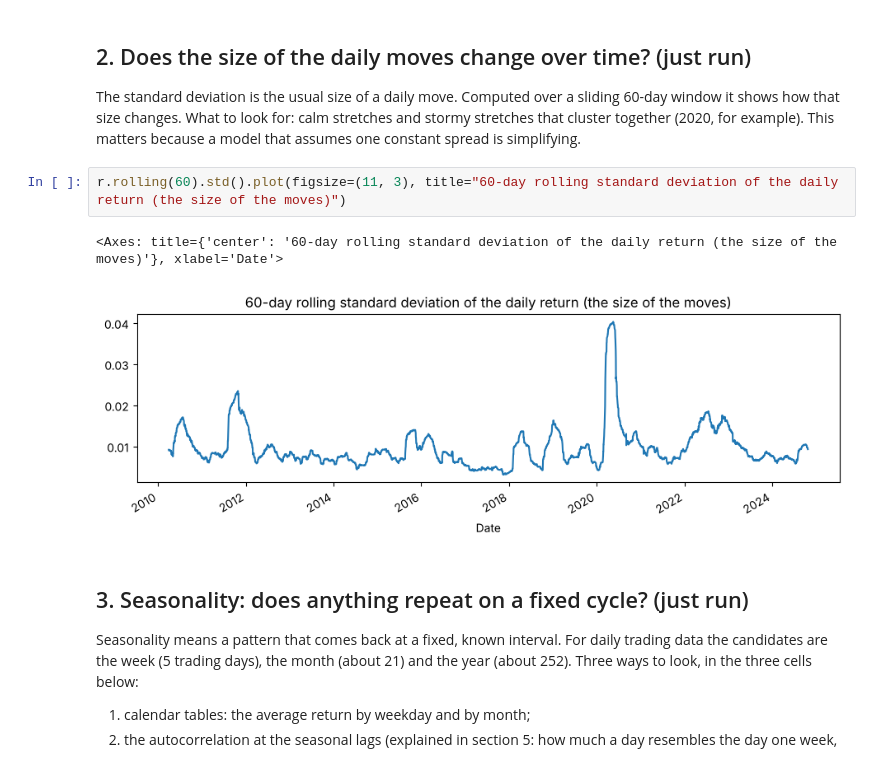
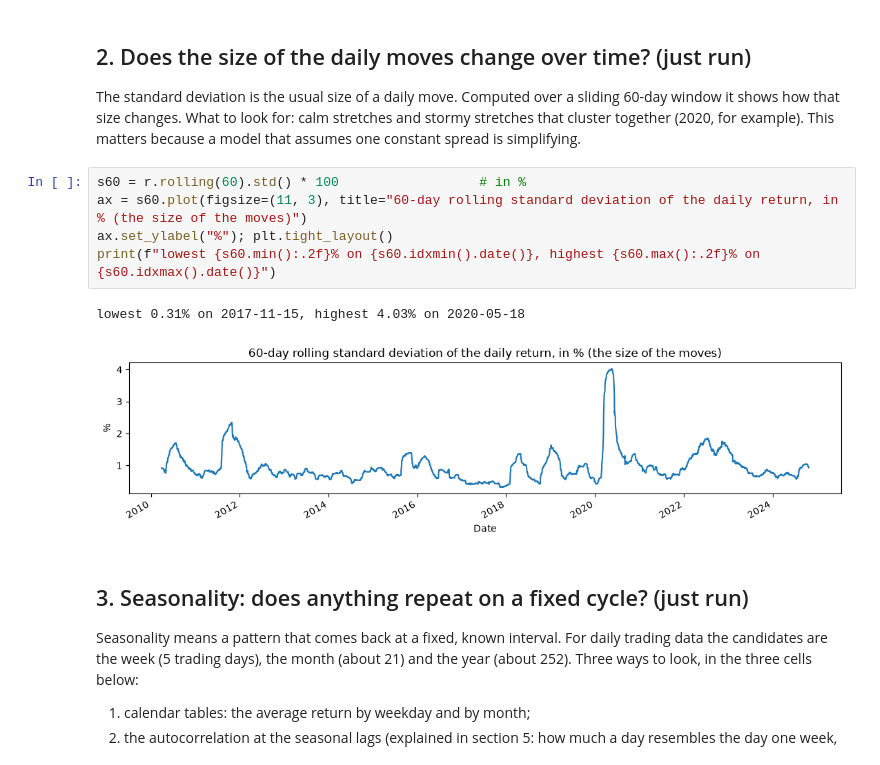
Before and after one commit to Makkaii7/sp500-forecasting, a Jupyter notebook: notebooks/02_time_series_analysis.ipynb, the cells around one changed output. Drawn from its saved outputs; the diff is of its cells as text.

```diff
--- a/notebooks/02_time_series_analysis.ipynb
+++ b/notebooks/02_time_series_analysis.ipynb
@@ -231,10 +245,13 @@ The standard deviation is the usual size of a daily move. Computed over a slidin
 how that size changes. What to look for: calm stretches and stormy stretches that cluster together
 (2020, for example). This matters because a model that assumes one constant spread is simplifying.
 # %%
-r.rolling(60).std().plot(figsize=(11, 3), title="60-day rolling standard deviation of the daily return (the size of the moves)")
+s60 = r.rolling(60).std() * 100                  # in %
+ax = s60.plot(figsize=(11, 3), title="60-day rolling standard deviation of the daily return, in % (the size of the moves)")
+ax.set_ylabel("%"); plt.tight_layout()
+print(f"lowest {s60.min():.2f}% on {s60.idxmin().date()}, highest {s60.max():.2f}% on {s60.idxmax().date()}")
 # %% [output]
-<Axes: title={'center': '60-day rolling standard deviation of the daily return (the size of the moves)'}, xlabel='Date'>
+lowest 0.31% on 2017-11-15, highest 4.03% on 2020-05-18
-[figure, old version]
+[figure, new version]
 # %% [markdown]
 ## 3. Seasonality: does anything repeat on a fixed cycle? (just run)
 
```
Also changed, not shown: parts of 15 cells of this notebook.
